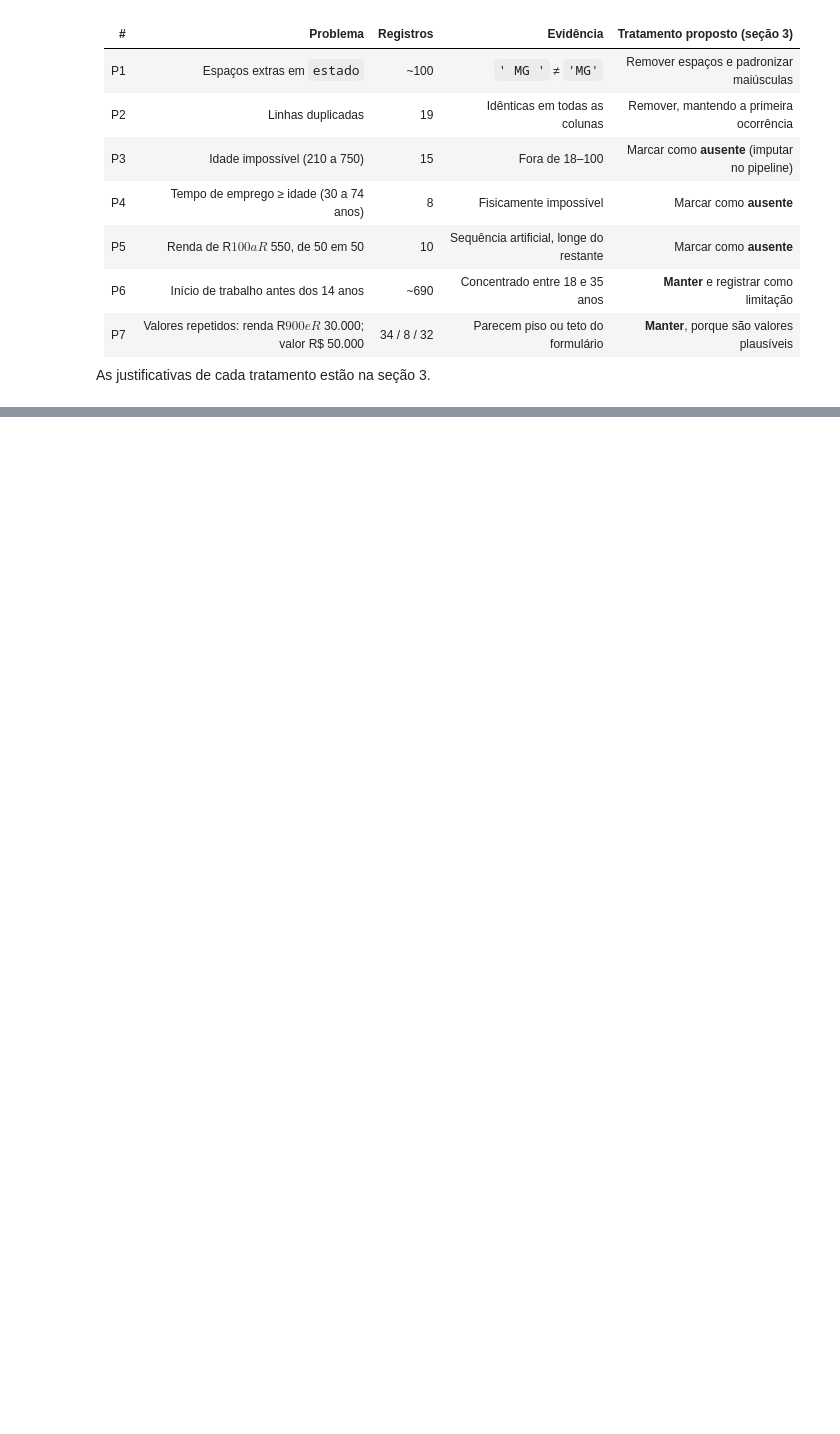
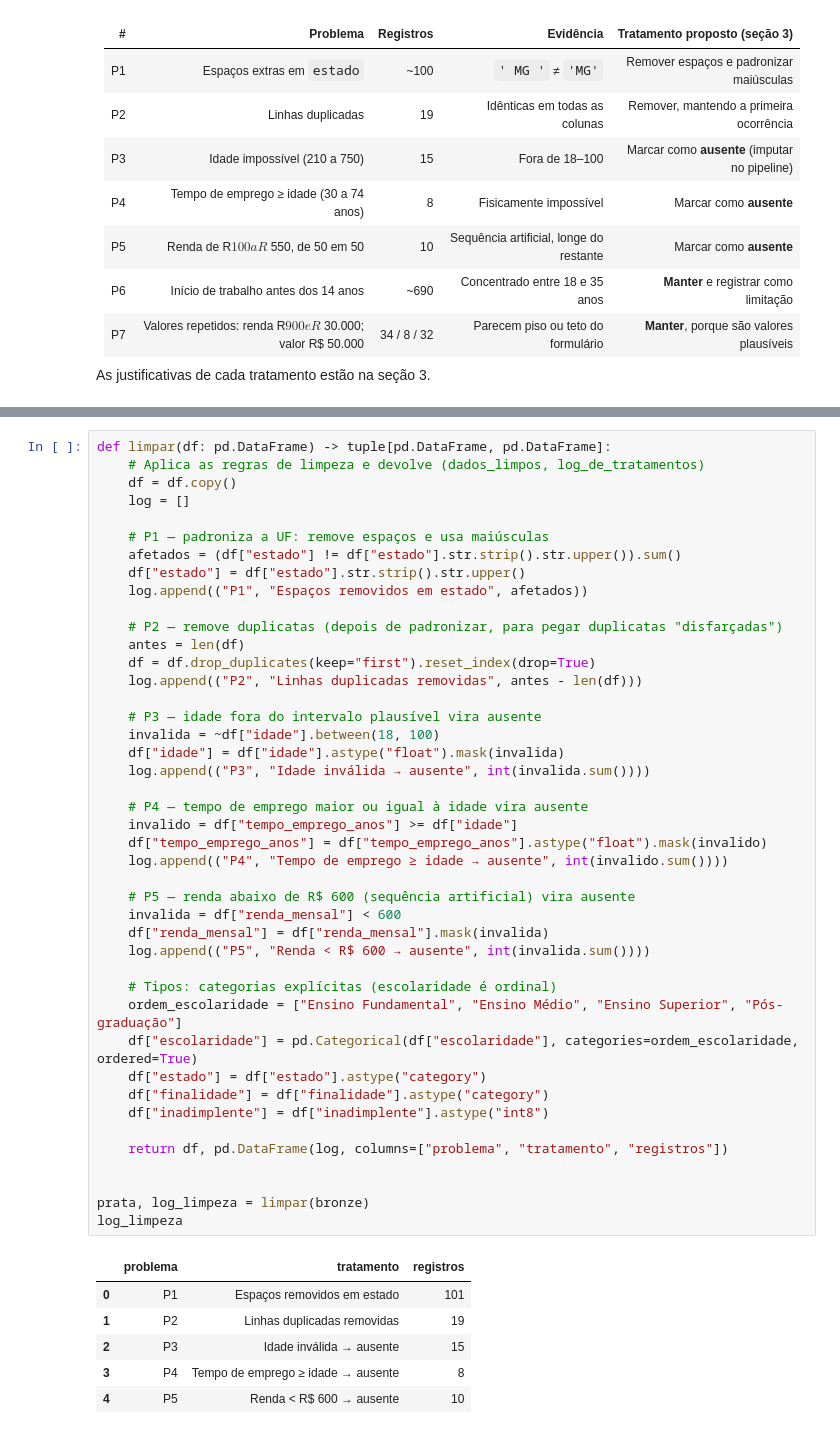
Before and after one commit to alexlourenc/CredAIR-Alex, a Jupyter notebook: notebooks/analise_credito.ipynb, the cells around one changed output, grey strips where cells are left out. Drawn from its saved outputs; the diff is of its cells as text; blank space fills up the shorter version.

Commit message:
feat: realiza limpeza dos dados e gera camada prata

```diff
--- a/notebooks/analise_credito.ipynb
+++ b/notebooks/analise_credito.ipynb
@@ -279,0 +292,50 @@ As justificativas de cada tratamento estão na seção 3.
+# %%
+def limpar(df: pd.DataFrame) -> tuple[pd.DataFrame, pd.DataFrame]:
+    # Aplica as regras de limpeza e devolve (dados_limpos, log_de_tratamentos)
+    df = df.copy()
+    log = []
+
+    # P1 — padroniza a UF: remove espaços e usa maiúsculas
+    afetados = (df["estado"] != df["estado"].str.strip().str.upper()).sum()
+    df["estado"] = df["estado"].str.strip().str.upper()
+    log.append(("P1", "Espaços removidos em estado", afetados))
+
+    # P2 — remove duplicatas (depois de padronizar, para pegar duplicatas "disfarçadas")
+    antes = len(df)
+    df = df.drop_duplicates(keep="first").reset_index(drop=True)
+    log.append(("P2", "Linhas duplicadas removidas", antes - len(df)))
+
+    # P3 — idade fora do intervalo plausível vira ausente
+    invalida = ~df["idade"].between(18, 100)
+    df["idade"] = df["idade"].astype("float").mask(invalida)
+    log.append(("P3", "Idade inválida → ausente", int(invalida.sum())))
+
+    # P4 — tempo de emprego maior ou igual à idade vira ausente
+    invalido = df["tempo_emprego_anos"] >= df["idade"]
+    df["tempo_emprego_anos"] = df["tempo_emprego_anos"].astype("float").mask(invalido)
+    log.append(("P4", "Tempo de emprego ≥ idade → ausente", int(invalido.sum())))
+
+    # P5 — renda abaixo de R$ 600 (sequência artificial) vira ausente
+    invalida = df["renda_mensal"] < 600
+    df["renda_mensal"] = df["renda_mensal"].mask(invalida)
+    log.append(("P5", "Renda < R$ 600 → ausente", int(invalida.sum())))
+
+    # Tipos: categorias explícitas (escolaridade é ordinal)
+    ordem_escolaridade = ["Ensino Fundamental", "Ensino Médio", "Ensino Superior", "Pós-graduação"]
+    df["escolaridade"] = pd.Categorical(df["escolaridade"], categories=ordem_escolaridade, ordered=True)
+    df["estado"] = df["estado"].astype("category")
+    df["finalidade"] = df["finalidade"].astype("category")
+    df["inadimplente"] = df["inadimplente"].astype("int8")
+
+    return df, pd.DataFrame(log, columns=["problema", "tratamento", "registros"])
+
+
+prata, log_limpeza = limpar(bronze)
+log_limpeza
+# %% [output]
+|  | problema | tratamento | registros |
+| 0 | P1 | Espaços removidos em estado | 101 |
+| 1 | P2 | Linhas duplicadas removidas | 19 |
+| 2 | P3 | Idade inválida → ausente | 15 |
+| 3 | P4 | Tempo de emprego ≥ idade → ausente | 8 |
+| 4 | P5 | Renda < R$ 600 → ausente | 10 |
```
Also changed, not shown: parts of 6 cells of this notebook.
